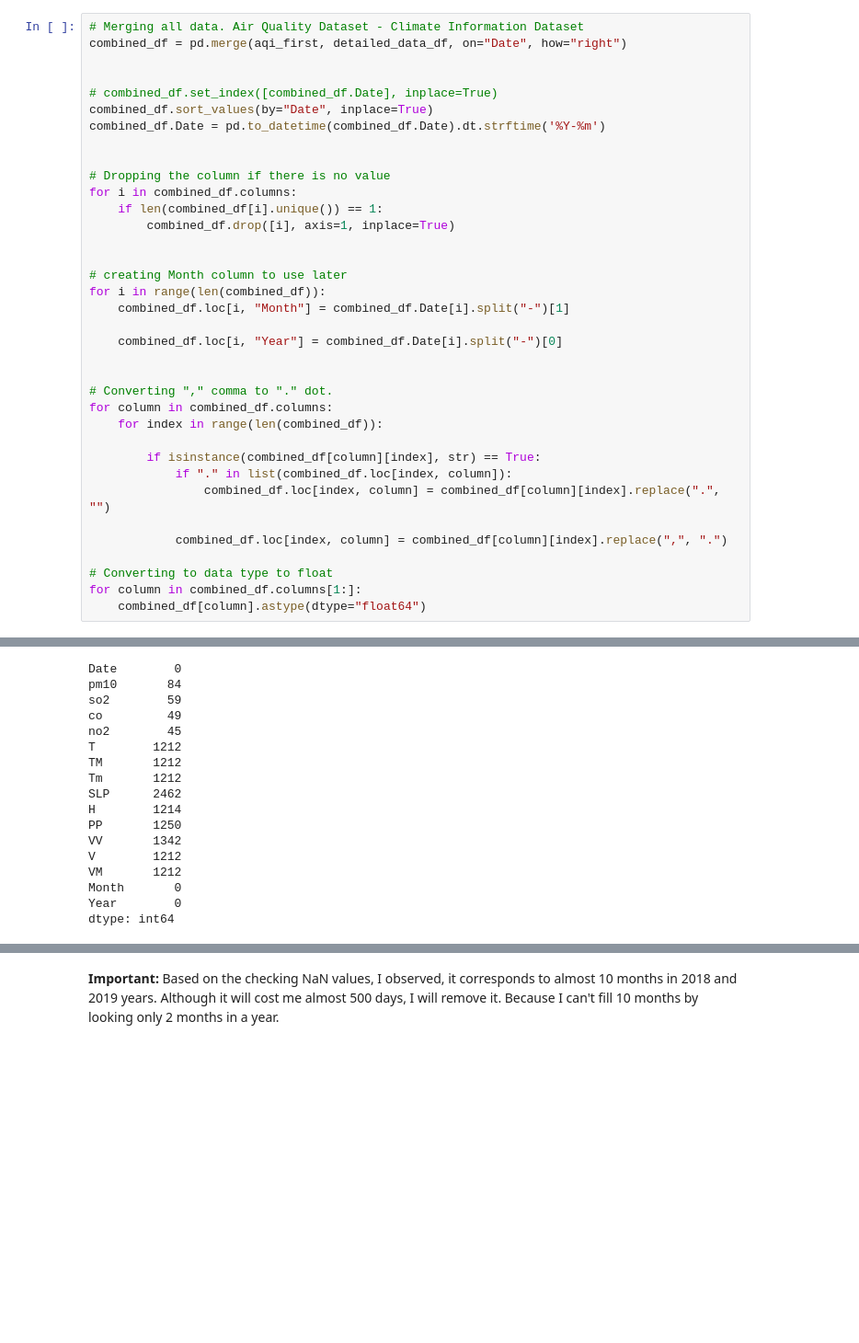
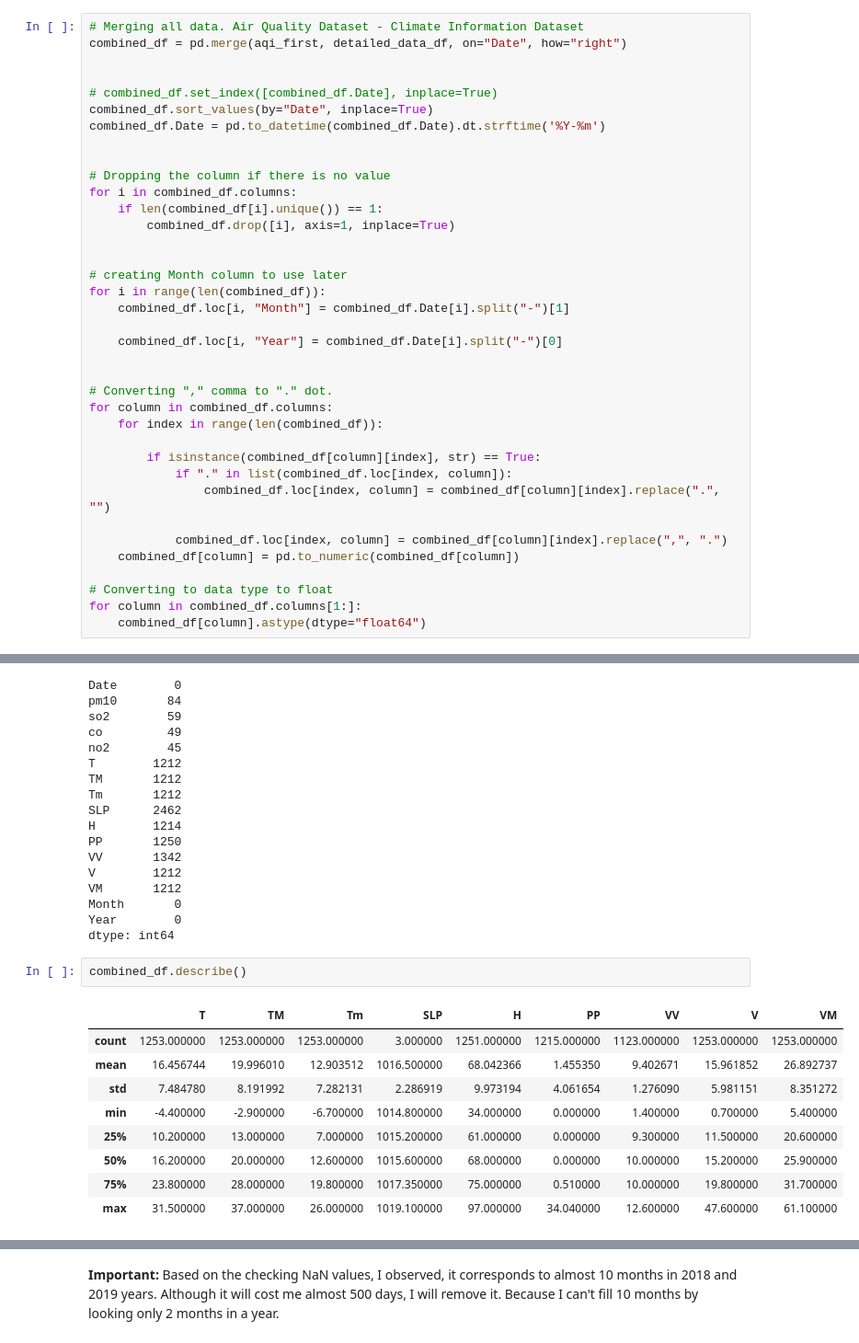
Before and after one commit to erolerdogan/AirQuality_in_Istanbul, a Jupyter notebook: AQI_in_Istanbul.ipynb, the cells around one changed output, grey strips where cells are left out. Shown at 92% size. Drawn from its saved outputs; the diff is of its cells as text; blank space fills up the shorter version.

```diff
--- a/AQI_in_Istanbul.ipynb
+++ b/AQI_in_Istanbul.ipynb
@@ -316,6 +311,7 @@ for column in combined_df.columns:
                 combined_df.loc[index, column] = combined_df[column][index].replace(".", "")
 
             combined_df.loc[index, column] = combined_df[column][index].replace(",", ".")
+    combined_df[column] = pd.to_numeric(combined_df[column])
 
 # Converting to data type to float
 for column in combined_df.columns[1:]:
@@ -373,4 +395,16 @@ VM       1212
 Month       0
 Year        0
 dtype: int64
+# %%
+combined_df.describe()
+# %% [output]
+|  | T | TM | Tm | SLP | H | PP | VV | V | VM |
+| count | 1253.000000 | 1253.000000 | 1253.000000 | 3.000000 | 1251.000000 | 1215.000000 | 1123.000000 | 1253.000000 | 1253.000000 |
+| mean | 16.456744 | 19.996010 | 12.903512 | 1016.500000 | 68.042366 | 1.455350 | 9.402671 | 15.961852 | 26.892737 |
+| std | 7.484780 | 8.191992 | 7.282131 | 2.286919 | 9.973194 | 4.061654 | 1.276090 | 5.981151 | 8.351272 |
+| min | -4.400000 | -2.900000 | -6.700000 | 1014.800000 | 34.000000 | 0.000000 | 1.400000 | 0.700000 | 5.400000 |
+| 25% | 10.200000 | 13.000000 | 7.000000 | 1015.200000 | 61.000000 | 0.000000 | 9.300000 | 11.500000 | 20.600000 |
+| 50% | 16.200000 | 20.000000 | 12.600000 | 1015.600000 | 68.000000 | 0.000000 | 10.000000 | 15.200000 | 25.900000 |
+| 75% | 23.800000 | 28.000000 | 19.800000 | 1017.350000 | 75.000000 | 0.510000 | 10.000000 | 19.800000 | 31.700000 |
+| max | 31.500000 | 37.000000 | 26.000000 | 1019.100000 | 97.000000 | 34.040000 | 12.600000 | 47.600000 | 61.100000 |
 # %%
```
Also changed, not shown: parts of 7 cells of this notebook.
